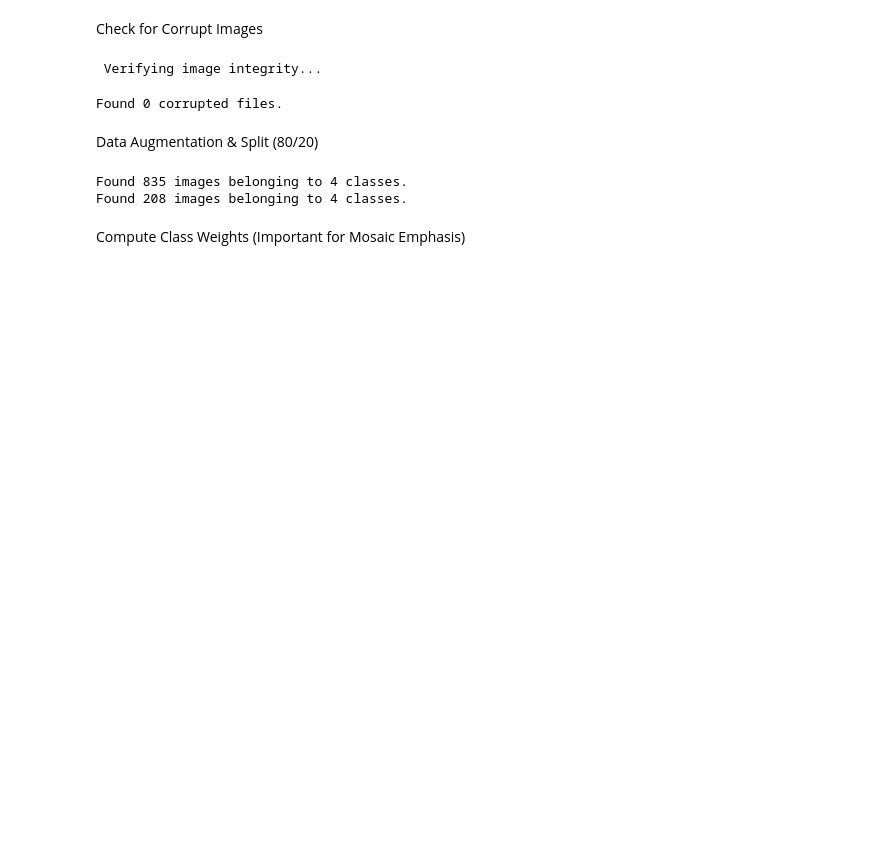
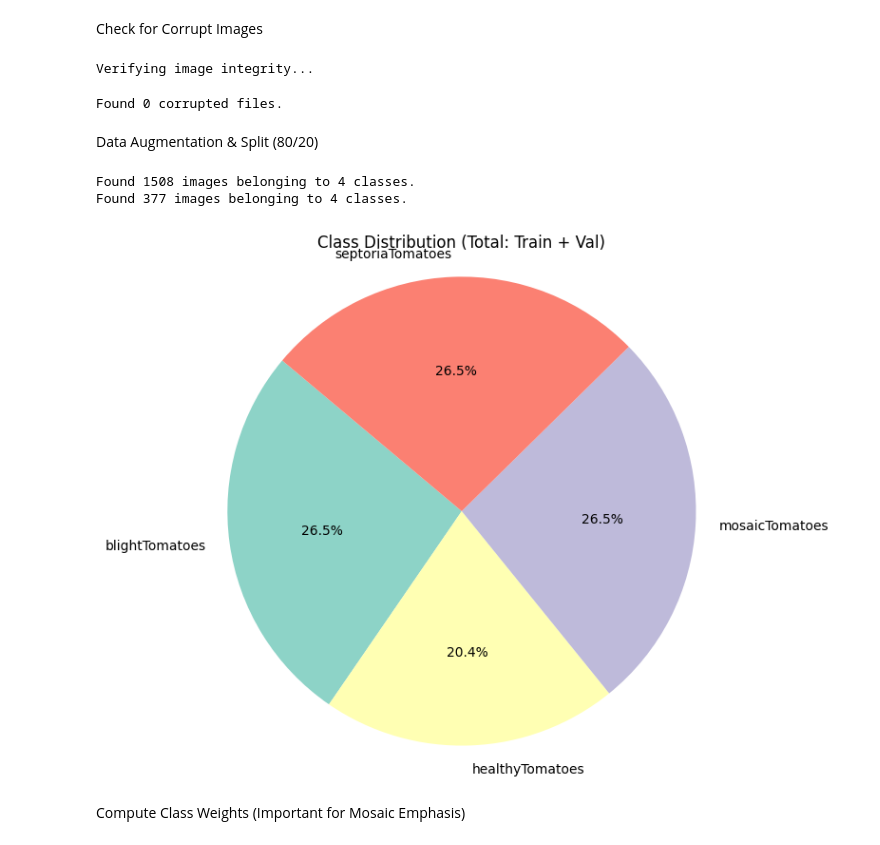
Before and after one commit to roggersanguzu/tomato-disease-detector, a Jupyter notebook: AI_Based_Tomato_Health_Monitoring_For_Farmers.ipynb, the cells around one changed output. Drawn from its saved outputs; the diff is of its cells as text; code cells hidden in the pictures; blank space fills up the shorter version.

```diff
--- a/AI_Based_Tomato_Health_Monitoring_For_Farmers.ipynb
+++ b/AI_Based_Tomato_Health_Monitoring_For_Farmers.ipynb
@@ -58,6 +103,7 @@ Data Augmentation & Split (80/20)
 img_size = 224
 batch_size = 32
 
+# Augment and normalize the data
 datagen = ImageDataGenerator(
     rescale=1./255,
     validation_split=0.2,
@@ -66,26 +112,48 @@ datagen = ImageDataGenerator(
     horizontal_flip=True
 )
 
+# Training percentage (80%)
 train_generator = datagen.flow_from_directory(
     base_dir,
     target_size=(img_size, img_size),
     batch_size=batch_size,
     class_mode='categorical',
     subset='training',
-    shuffle=True
+    shuffle=True,
+    classes=class_folders # Specify the class folders
 )
 
+# Validation percentage (20%)
 val_generator = datagen.flow_from_directory(
     base_dir,
     target_size=(img_size, img_size),
     batch_size=batch_size,
     class_mode='categorical',
     subset='validation',
-    shuffle=False
+    shuffle=False,
+    classes=class_folders # Specify the class folders
 )
 # %% [output]
-Found 835 images belonging to 4 classes.
-Found 208 images belonging to 4 classes.
+Found 1508 images belonging to 4 classes.
+Found 377 images belonging to 4 classes.
+# %%
+import matplotlib.pyplot as plt
+import numpy as np
+
+labels = list(train_generator.class_indices.keys())
+class_counts = np.bincount(train_generator.classes)
+# Combine train + val counts
+val_counts = np.bincount(val_generator.classes)
+total_counts = class_counts + val_counts
+
+# Pie chart of overall dataset
+plt.figure(figsize=(7, 7))
+plt.pie(total_counts, labels=labels, autopct='%1.1f%%', startangle=140, colors=plt.cm.Set3.colors)
+plt.title("Class Distribution (Total: Train + Val)")
+plt.axis('equal')
+plt.show()
+# %% [output]
+[figure, added]
 # %% [markdown]
 Compute Class Weights (Important for Mosaic Emphasis)
 # %%
```
Also changed, not shown: parts of 23 cells of this notebook.
